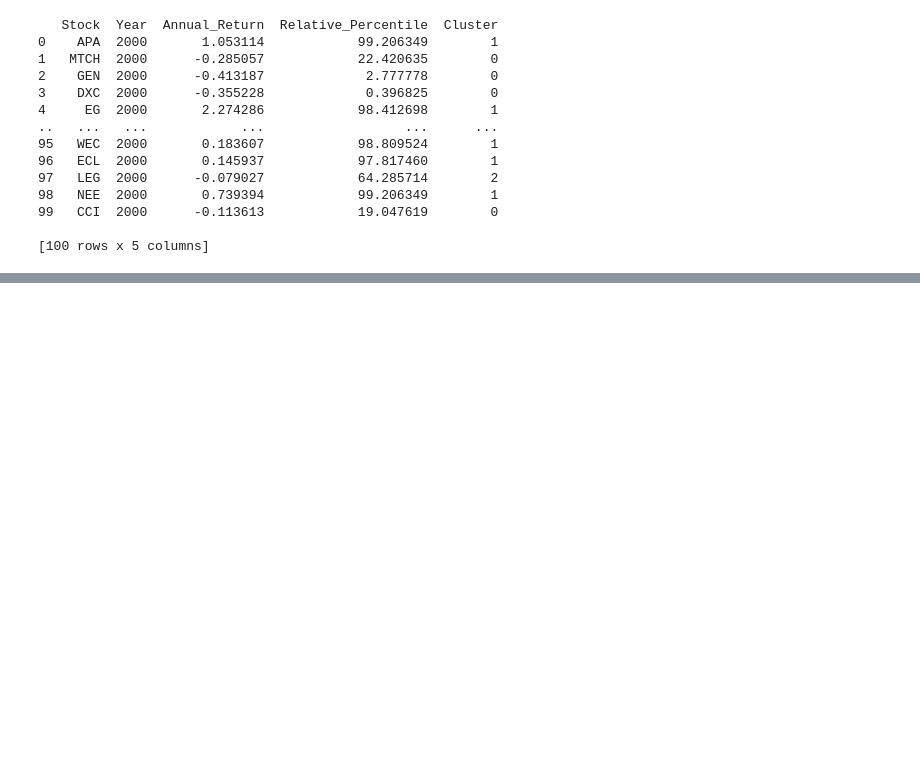
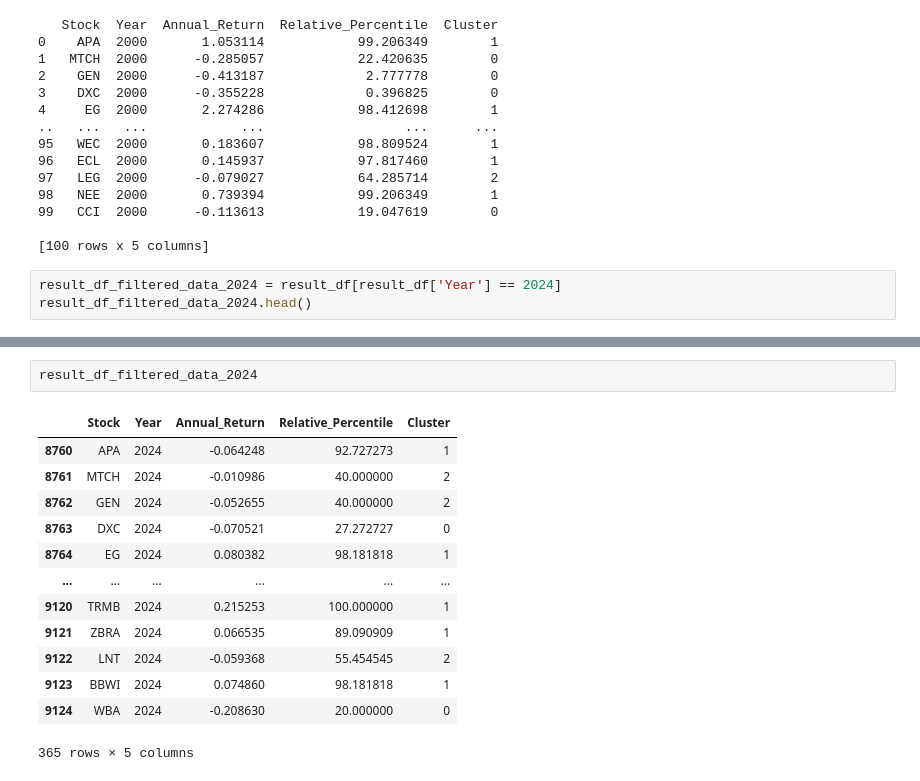
Before and after one commit to CiganOliviuAlphablock/clustering-in-mean-reversion-framework, a Jupyter notebook: clustering.ipynb, the cells around one changed output, grey strips where cells are left out. Saved outputs shown, nothing was run; the diff lists cells and outputs as text; blank space fills up the shorter version.

```diff
--- a/clustering.ipynb
+++ b/clustering.ipynb
@@ -101,3 +87,6 @@ print(result_df.head(100))
 99   CCI  2000      -0.113613            19.047619        0
 
 [100 rows x 5 columns]
+# %%
+result_df_filtered_data_2024 = result_df[result_df['Year'] == 2024]
+result_df_filtered_data_2024.head()
@@ -103,0 +110,16 @@ print(result_df.head(100))
+# %%
+result_df_filtered_data_2024
+# %% [output]
+|  | Stock | Year | Annual_Return | Relative_Percentile | Cluster |
+| 8760 | APA | 2024 | -0.064248 | 92.727273 | 1 |
+| 8761 | MTCH | 2024 | -0.010986 | 40.000000 | 2 |
+| 8762 | GEN | 2024 | -0.052655 | 40.000000 | 2 |
+| 8763 | DXC | 2024 | -0.070521 | 27.272727 | 0 |
+| 8764 | EG | 2024 | 0.080382 | 98.181818 | 1 |
+| ... | ... | ... | ... | ... | ... |
+| 9120 | TRMB | 2024 | 0.215253 | 100.000000 | 1 |
+| 9121 | ZBRA | 2024 | 0.066535 | 89.090909 | 1 |
+| 9122 | LNT | 2024 | -0.059368 | 55.454545 | 2 |
+| 9123 | BBWI | 2024 | 0.074860 | 98.181818 | 1 |
+| 9124 | WBA | 2024 | -0.208630 | 20.000000 | 0 |
+365 rows × 5 columns
```
Also changed, not shown: parts of 3 cells of this notebook, 1 other file.
